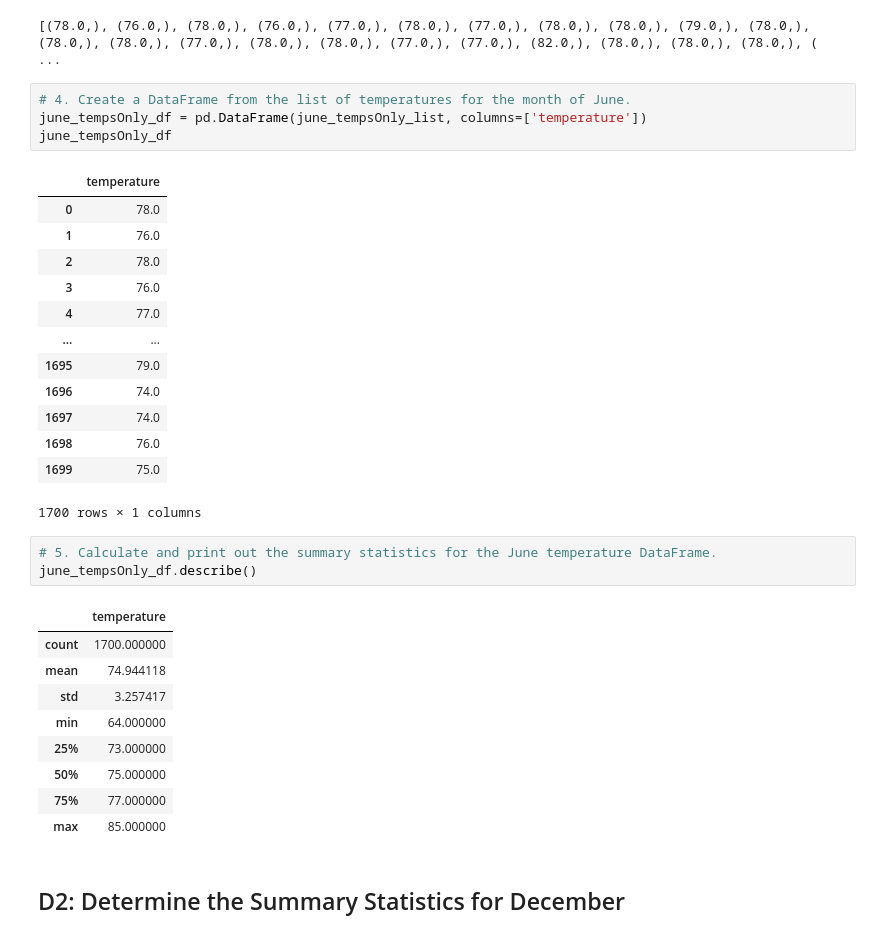
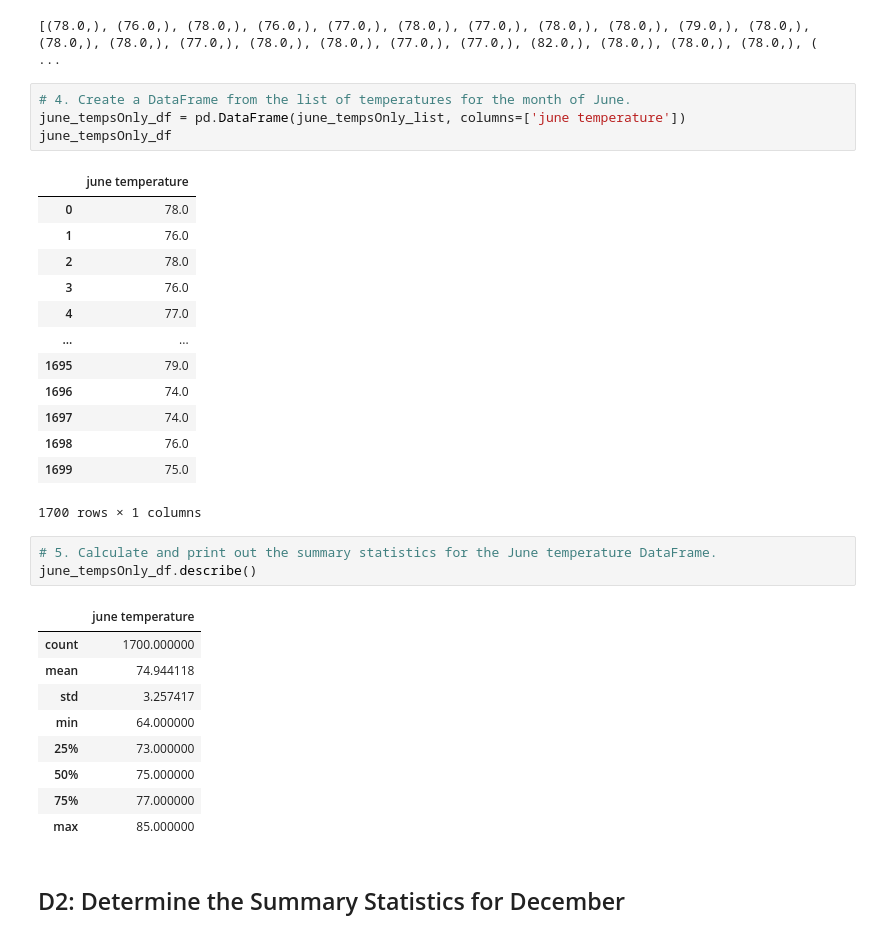
Before and after one commit to bmanalive/surfs_up, a Jupyter notebook: SurfsUp_Challenge.ipynb, the cells around one changed output. Cells and saved outputs as stored; diff of their text form.

```diff
--- a/SurfsUp_Challenge.ipynb
+++ b/SurfsUp_Challenge.ipynb
@@ -42,10 +42,10 @@ print(june_tempsOnly_list)
 [(78.0,), (76.0,), (78.0,), (76.0,), (77.0,), (78.0,), (77.0,), (78.0,), (78.0,), (79.0,), (78.0,), (78.0,), (78.0,), (77.0,), (78.0,), (78.0,), (77.0,), (77.0,), (82.0,), (78.0,), (78.0,), (78.0,), ( ...
 # %%
 # 4. Create a DataFrame from the list of temperatures for the month of June.
-june_tempsOnly_df = pd.DataFrame(june_tempsOnly_list, columns=['temperature'])
+june_tempsOnly_df = pd.DataFrame(june_tempsOnly_list, columns=['june temperature'])
 june_tempsOnly_df
 # %% [output]
-|  | temperature |
+|  | june temperature |
 | 0 | 78.0 |
 | 1 | 76.0 |
 | 2 | 78.0 |
@@ -62,7 +62,7 @@ june_tempsOnly_df
 # 5. Calculate and print out the summary statistics for the June temperature DataFrame.
 june_tempsOnly_df.describe()
 # %% [output]
-|  | temperature |
+|  | june temperature |
 | count | 1700.000000 |
 | mean | 74.944118 |
 | std | 3.257417 |
```
Also changed, not shown: parts of 2 cells of this notebook, 2 other files.
